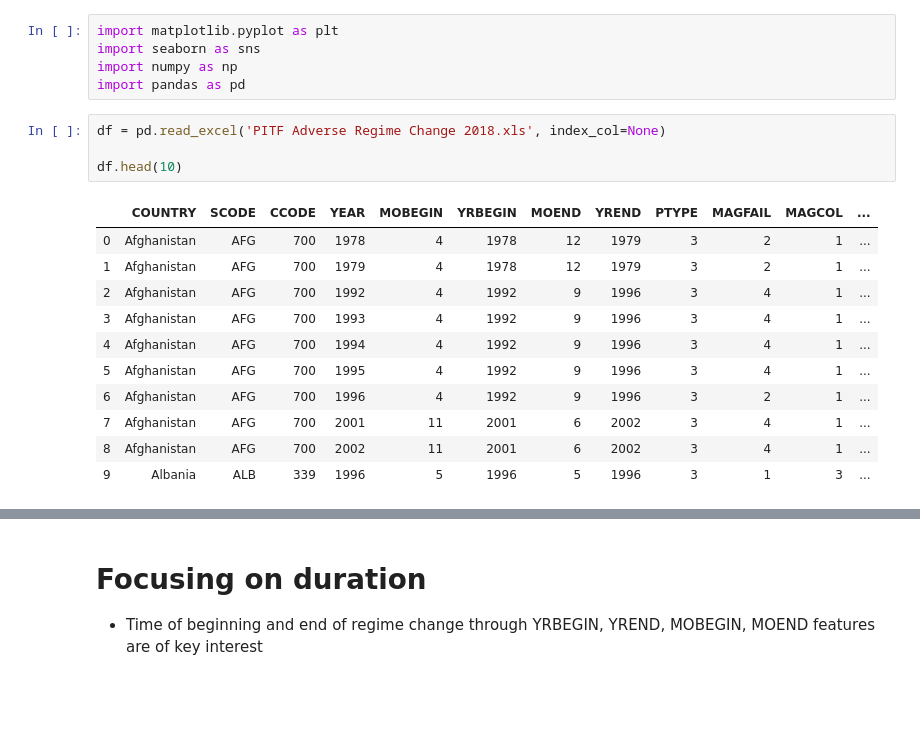
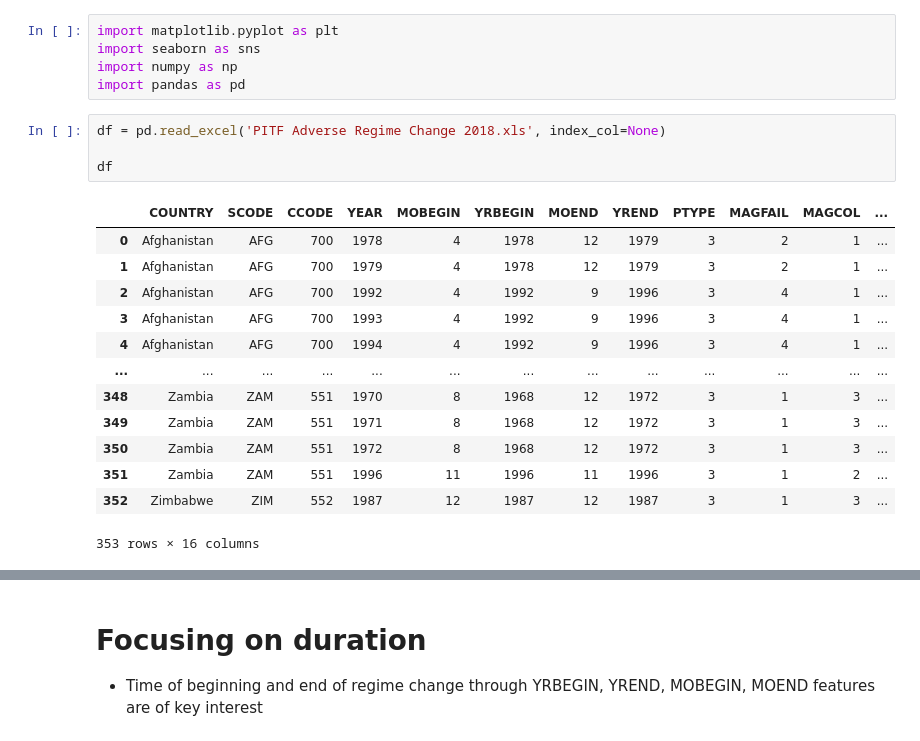
Before and after one commit to MichaelBurak/regime_changes, a Jupyter notebook: regime_changes.ipynb, the cells around one changed output, grey strips where cells are left out. Cells and saved outputs as stored; diff of their text form; blank space fills up the shorter version.

```diff
--- a/regime_changes.ipynb
+++ b/regime_changes.ipynb
@@ -16,19 +16,21 @@ import pandas as pd
 # %%
 df = pd.read_excel('PITF Adverse Regime Change 2018.xls', index_col=None)
 
-df.head(10)
+df
 # %% [output]
 |  | COUNTRY | SCODE | CCODE | YEAR | MOBEGIN | YRBEGIN | MOEND | YREND | PTYPE | MAGFAIL | MAGCOL | ... |
 | 0 | Afghanistan | AFG | 700 | 1978 | 4 | 1978 | 12 | 1979 | 3 | 2 | 1 | ... |
 | 1 | Afghanistan | AFG | 700 | 1979 | 4 | 1978 | 12 | 1979 | 3 | 2 | 1 | ... |
 | 2 | Afghanistan | AFG | 700 | 1992 | 4 | 1992 | 9 | 1996 | 3 | 4 | 1 | ... |
 | 3 | Afghanistan | AFG | 700 | 1993 | 4 | 1992 | 9 | 1996 | 3 | 4 | 1 | ... |
 | 4 | Afghanistan | AFG | 700 | 1994 | 4 | 1992 | 9 | 1996 | 3 | 4 | 1 | ... |
-| 5 | Afghanistan | AFG | 700 | 1995 | 4 | 1992 | 9 | 1996 | 3 | 4 | 1 | ... |
-| 6 | Afghanistan | AFG | 700 | 1996 | 4 | 1992 | 9 | 1996 | 3 | 2 | 1 | ... |
-| 7 | Afghanistan | AFG | 700 | 2001 | 11 | 2001 | 6 | 2002 | 3 | 4 | 1 | ... |
-| 8 | Afghanistan | AFG | 700 | 2002 | 11 | 2001 | 6 | 2002 | 3 | 4 | 1 | ... |
-| 9 | Albania | ALB | 339 | 1996 | 5 | 1996 | 5 | 1996 | 3 | 1 | 3 | ... |
+| ... | ... | ... | ... | ... | ... | ... | ... | ... | ... | ... | ... | ... |
+| 348 | Zambia | ZAM | 551 | 1970 | 8 | 1968 | 12 | 1972 | 3 | 1 | 3 | ... |
+| 349 | Zambia | ZAM | 551 | 1971 | 8 | 1968 | 12 | 1972 | 3 | 1 | 3 | ... |
+| 350 | Zambia | ZAM | 551 | 1972 | 8 | 1968 | 12 | 1972 | 3 | 1 | 3 | ... |
+| 351 | Zambia | ZAM | 551 | 1996 | 11 | 1996 | 11 | 1996 | 3 | 1 | 2 | ... |
+| 352 | Zimbabwe | ZIM | 552 | 1987 | 12 | 1987 | 12 | 1987 | 3 | 1 | 3 | ... |
+353 rows × 16 columns
 # %%
 df.info()
 # %% [output]
```
Also changed, not shown: parts of 57 cells of this notebook, 1 other file.
